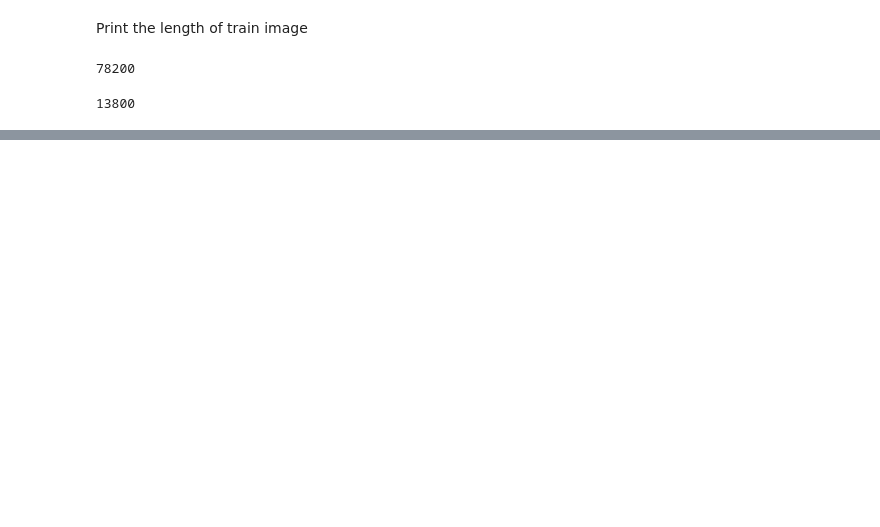
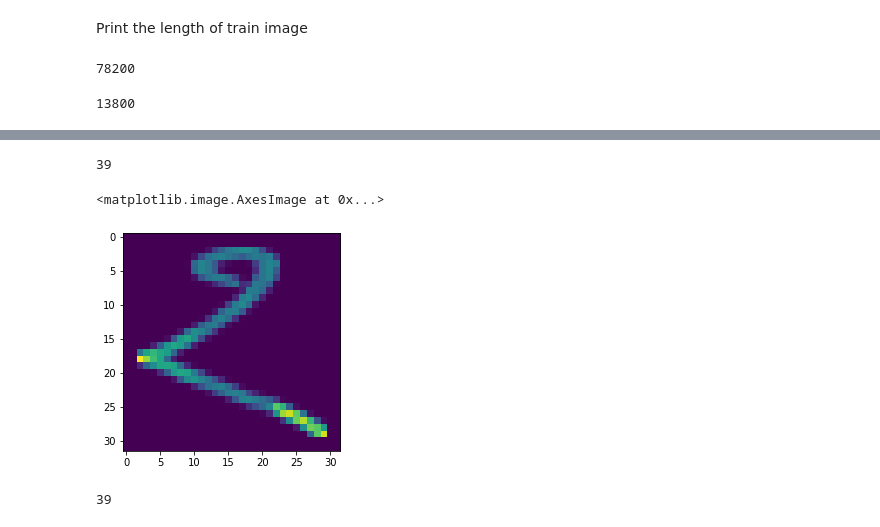
Before and after one commit to RumiRajbhandari/BookRoomForAll, a Jupyter notebook: DataViewer.ipynb, the cells around one changed output, grey strips where cells are left out. Cells and saved outputs as stored; diff of their text form; code cells hidden in the pictures; blank space fills up the shorter version.

```diff
--- a/DataViewer.ipynb
+++ b/DataViewer.ipynb
@@ -38,0 +102,15 @@ plt.subplot(122),plt.imshow(image_train[0]), plt.title(label_train[1])
+# %%
+img = np.expand_dims(image_test[0], axis = 0)
+predictions = new_model.predict(img)
+print(np.argmax(predictions[0]))
+# %% [output]
+39
+# %%
+plt.imshow(image_test[0])
+# %% [output]
+<matplotlib.image.AxesImage at 0x...>
+[figure, added]
+# %%
+label_test[0]
+# %% [output]
+39
```
Also changed, not shown: parts of 14 cells of this notebook, 3 other files.
